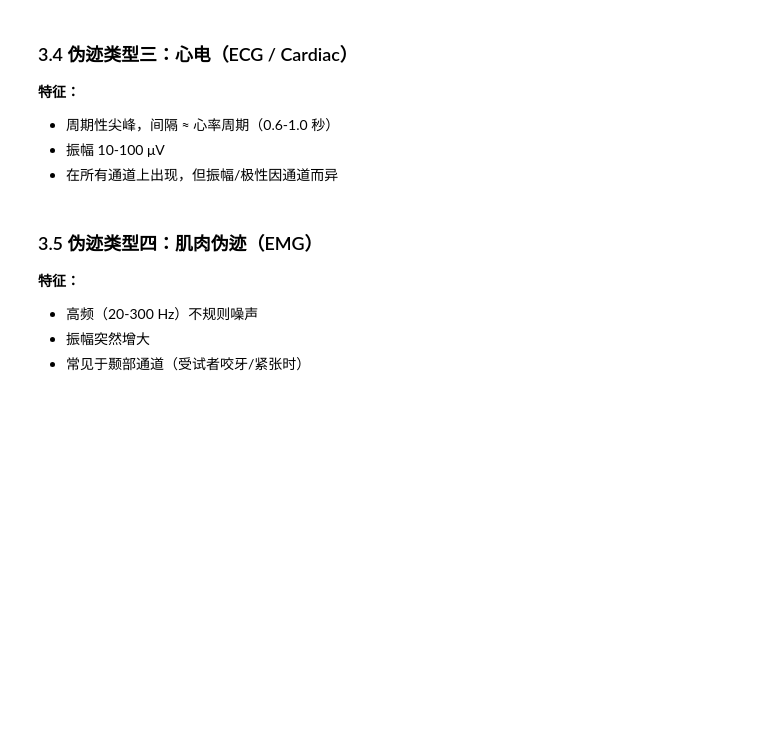
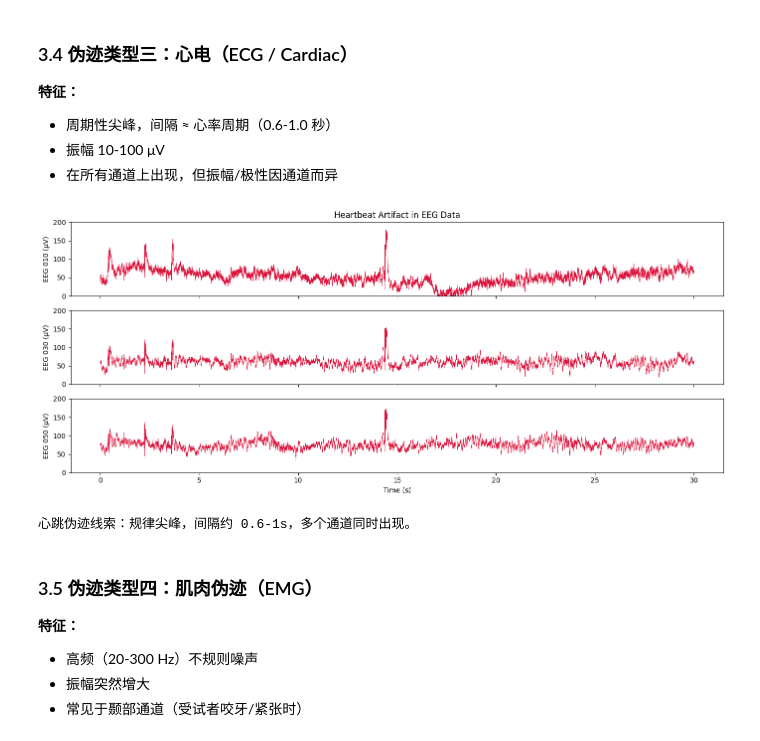
Before and after one commit to usstziyi/eeg_ica_learning, a Jupyter notebook: notebooks/unit3_artifact_recognition.ipynb, the cells around one changed output. Drawn from its saved outputs; the diff is of its cells as text; code cells hidden in the pictures; blank space fills up the shorter version.

```diff
--- a/notebooks/unit3_artifact_recognition.ipynb
+++ b/notebooks/unit3_artifact_recognition.ipynb
@@ -105,20 +150,23 @@ print("→ Fp1 有明显低频漂移（眼动），而 Oz 相对干净。这就
 - 在所有通道上出现，但振幅/极性因通道而异
 # %%
 # 在多个通道上找周期性尖峰
-data_30s = raw.get_data()[:, :int(30 * raw.info['sfreq'])]
-times_30s = raw.times[:int(30 * raw.info['sfreq'])]
+data_30s = raw.get_data()[:, :int(30 * raw.info['sfreq'])] # shape:(60,18018)
+times_30s = raw.times[:int(30 * raw.info['sfreq'])] # shape:(18018,)
 
 fig, axes = plt.subplots(3, 1, figsize=(14, 6), sharex=True)
 for i, ch_name in enumerate(['EEG 010', 'EEG 030', 'EEG 050']):
     ch_idx = raw.ch_names.index(ch_name)
-    axes[i].plot(times_30s, data_30s[ch_idx]*1e6, linewidth=0.5)
+    axes[i].plot(times_30s, data_30s[ch_idx]*1e6, linewidth=0.5 ,color='crimson')
     axes[i].set_ylabel(f'{ch_name} (μV)')
-    axes[i].set_ylim(-30, 30)
-axes[0].set_title('在不同通道上寻找规律出现的尖峰（心跳伪迹）')
-axes[-1].set_xlabel('时间 (s)')
+    axes[i].set_ylim(0, 200)
+axes[0].set_title('Heartbeat Artifact in EEG Data') # 在不同通道上寻找规律出现的尖峰（心跳伪迹）
+axes[-1].set_xlabel('Time (s)')
 plt.tight_layout()
 plt.show()
 print("心跳伪迹线索：规律尖峰，间隔约 0.6-1s，多个通道同时出现。")
+# %% [output]
+[figure, added]
+心跳伪迹线索：规律尖峰，间隔约 0.6-1s，多个通道同时出现。
 # %% [markdown]
 ### 3.5 伪迹类型四：肌肉伪迹（EMG）
 
```
Also changed, not shown: parts of 6 cells of this notebook, 1 other file.
